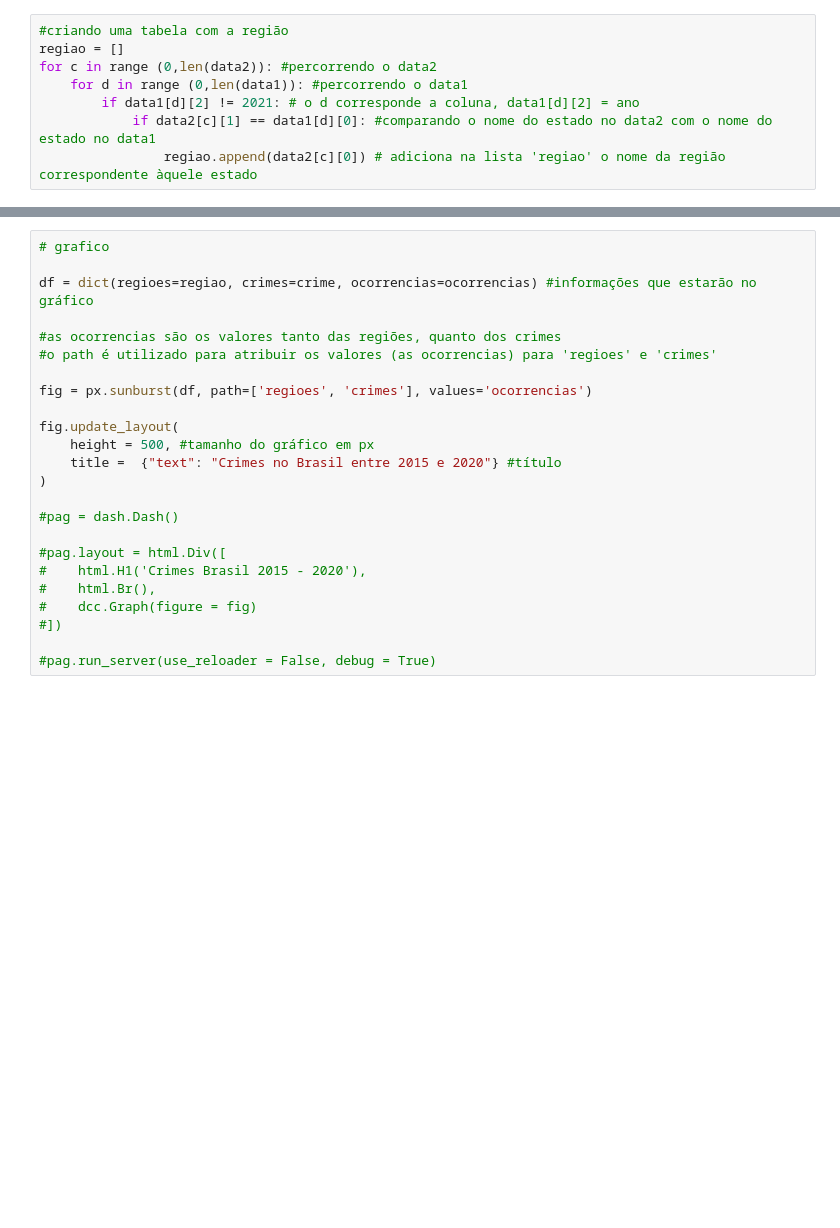
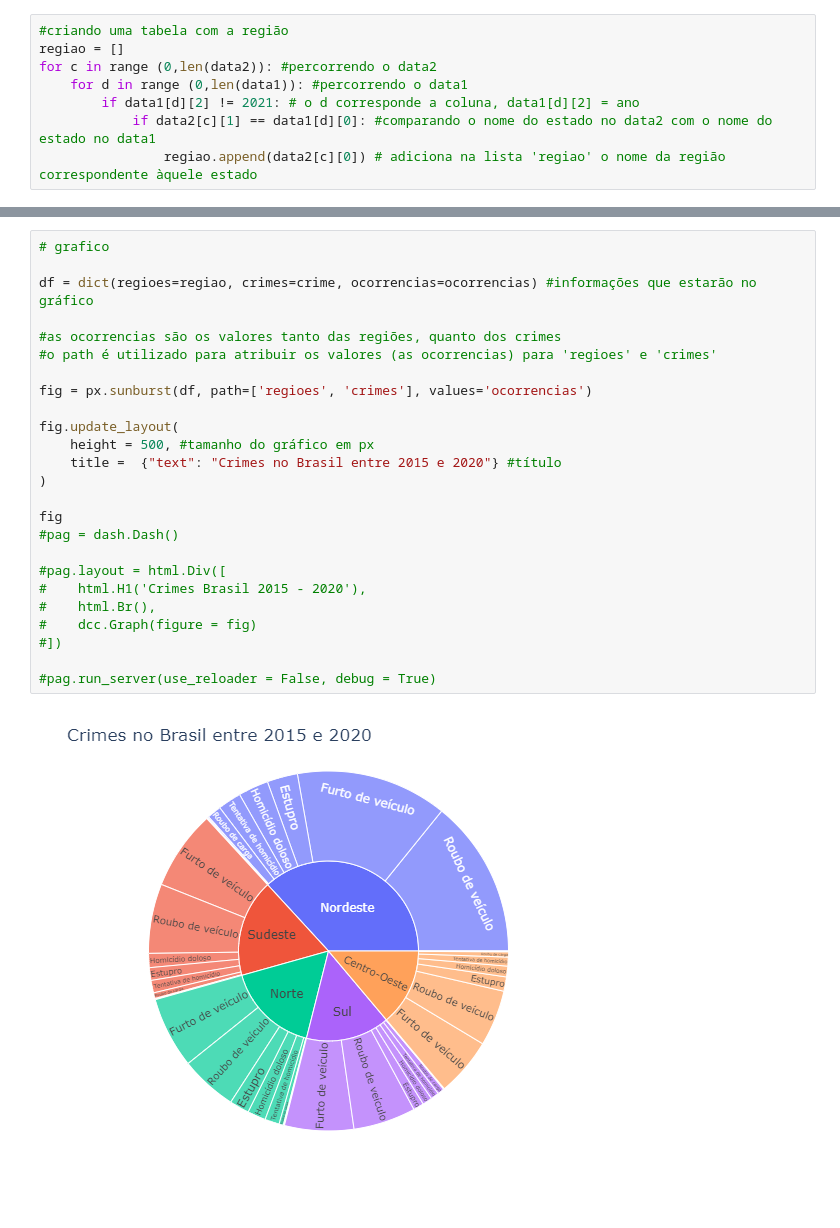
Before and after one commit to knz13/Grupo5APC-TrabalhoPlotly, a Jupyter notebook: grafico_de_crimes_por_regiao.ipynb, the cells around one changed output, grey strips where cells are left out. Cells and saved outputs as stored; diff of their text form; blank space fills up the shorter version.

```diff
--- a/grafico_de_crimes_por_regiao.ipynb
+++ b/grafico_de_crimes_por_regiao.ipynb
@@ -42,24 +94,27 @@ regiao
 # %%
 # grafico
 
 df = dict(regioes=regiao, crimes=crime, ocorrencias=ocorrencias) #informações que estarão no gráfico
 
 #as ocorrencias são os valores tanto das regiões, quanto dos crimes
 #o path é utilizado para atribuir os valores (as ocorrencias) para 'regioes' e 'crimes'
 
 fig = px.sunburst(df, path=['regioes', 'crimes'], values='ocorrencias')
 
 fig.update_layout(
     height = 500, #tamanho do gráfico em px
     title =  {"text": "Crimes no Brasil entre 2015 e 2020"} #título
 )
 
+fig
 #pag = dash.Dash()
 
 #pag.layout = html.Div([
 #    html.H1('Crimes Brasil 2015 - 2020'),
 #    html.Br(),
 #    dcc.Graph(figure = fig)
 #])
 
 #pag.run_server(use_reloader = False, debug = True)
+# %% [output]
+[figure, added]
```
Also changed, not shown: parts of 4 cells of this notebook, 5 other files.
